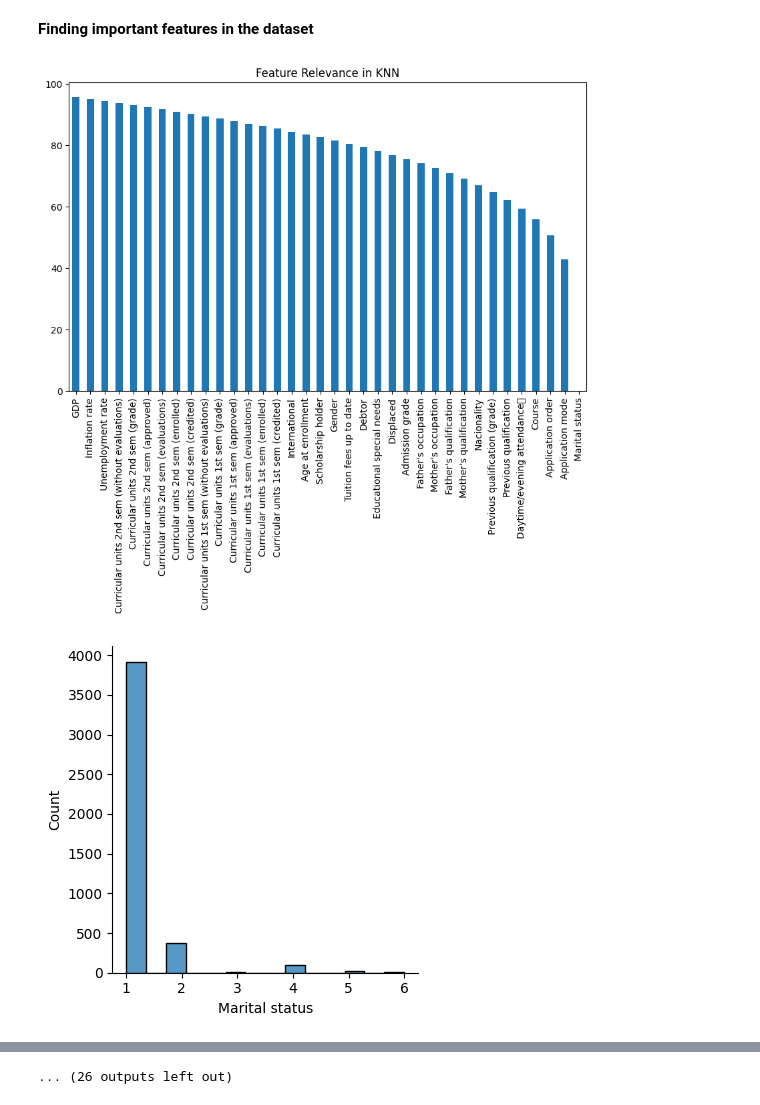
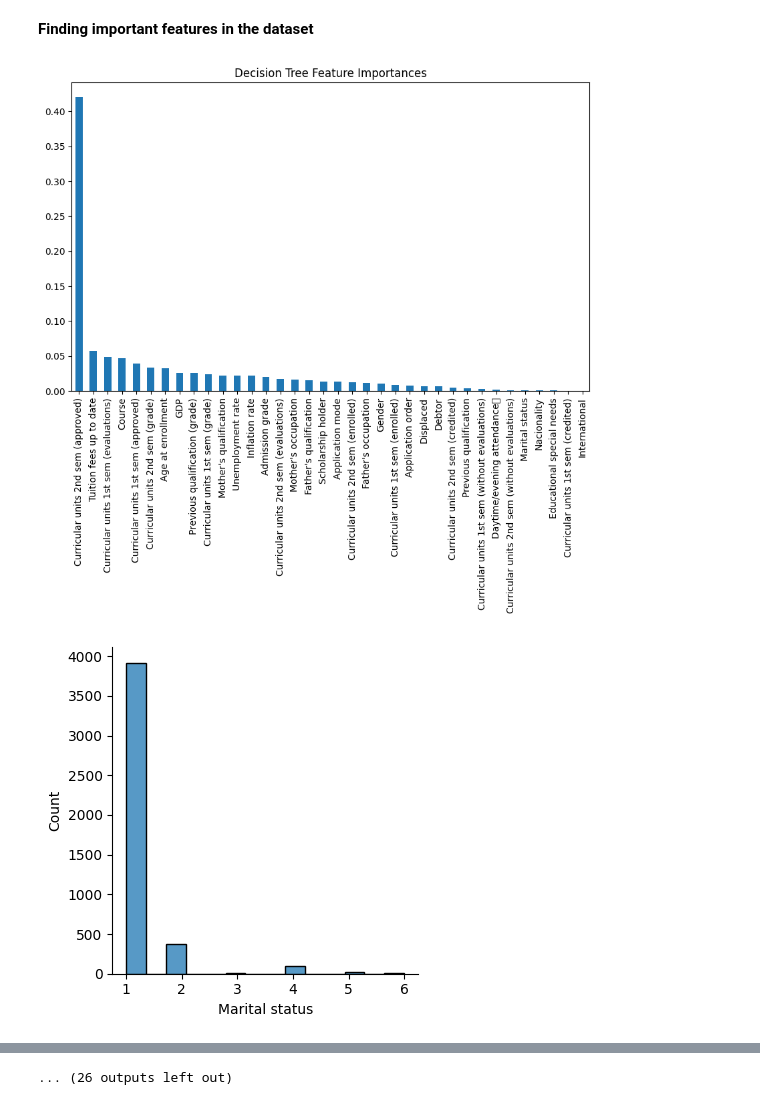
Before and after one commit to Syphonphilter/CodePlayground, a Jupyter notebook: Python-Playground/Dropout_Classification_ML_Project.ipynb, the cells around one changed output, grey strips where cells are left out. Saved outputs shown, nothing was run; the diff lists cells and outputs as text; code cells hidden in the pictures.

Commit message:
Feature Importance plotting

```diff
--- a/Python-Playground/Dropout_Classification_ML_Project.ipynb
+++ b/Python-Playground/Dropout_Classification_ML_Project.ipynb
@@ -30,7 +30,7 @@ import matplotlib.pyplot as plt
 Classifier_Random_Forest = "RandomForest"
 Classifier_KNN_Classifier = "KNN-Classifier"
 Classifier_Logistic_Regression = "Logistic-Regression"
-Classifier_Decision_Tree = "Decison-Tree"
+Classifier_Decision_Tree = "Decision-Tree"
 # %% [markdown]
 **Import CSV file in python and display data**
 # %%
@@ -84,6 +84,6 @@ integer_mapping
 {'Dropout': 0, 'Enrolled': 1, 'Graduate': 2}
 # %%
 
-SelectedClassifier = input("Select your classifier, KNN-Baseline, RandomForest, Logistic-Regression, and Decision-Tree")
+SelectedClassifier = input("Select your classifier: KNN-Classifier, RandomForest, Logistic-Regression, and Decision-Tree")
 print(SelectedClassifier)
 # %% [output]
@@ -208,6 +201,7 @@ def run_hyperparameters(x_train, y_train):
         # Fit the random search object to the data
         rand_search.fit(x_train, y_train)
     elif SelectedClassifier ==Classifier_Decision_Tree:
+        dt_classifier = DecisionTreeClassifier()
         param_grid = {
         'criterion': ['gini', 'entropy'],
         'max_depth': [None, 5, 10, 15, 20],
@@ -300,37 +274,56 @@ weighted avg       0.67      0.64      0.66       885
 # %% [markdown]
 **Finding important features in the dataset**
 # %%
-if SelectedClassifier =="KNN-Baseline":
+if SelectedClassifier ==Classifier_KNN_Classifier:
     best_knn = rand_search.best_estimator_
     best_knn.fit(x_train, y_train)
     # Get the distance matrix from each data point to its k-nearest neighbors
     distances, indices = best_knn.kneighbors(x_train)
     # Analyze the feature relevance based on distances to neighbors
     # For example, you can calculate the average distance for each feature
     feature_relevance = distances.mean(axis=0)
 
     # Create a Series to visualize the feature relevance
     feature_relevance_series = pd.Series(feature_relevance, index=x_train.columns).sort_values(ascending =False)
 
     # Plot a bar chart for feature relevance
     plt.figure(figsize=(10, 6))
     feature_relevance_series.plot.bar()
     plt.title('Feature Relevance in KNN')
     plt.show()
-elif SelectedClassifier == "RandomForest":
+elif SelectedClassifier == Classifier_Random_Forest:
     #FOR RANDOM SEARCH
+    best_rf = rand_search.best_estimator_
     # Create a series containing feature importances from the model and feature names from the training data
     feature_importances = pd.Series(best_rf.feature_importances_, index=x_train.columns).sort_values(ascending=False)
     # Plot a simple bar chart
     plt.figure(figsize=(10,6))
     feature_importances.plot.bar();
+elif SelectedClassifier == Classifier_Logistic_Regression:
+    best_lr = rand_search.best_estimator_
+    feature_coefficients = pd.Series(best_lr.coef_[0], index=x_train.columns).sort_values(ascending=False)
+    # Plot a simple bar chart
+    plt.figure(figsize=(10, 6))
+    feature_coefficients.plot.bar()
+    plt.title("Logistic Regression Feature Importances")
+    plt.show()
+
+elif SelectedClassifier == Classifier_Decision_Tree:
+    best_dt = rand_search.best_estimator_
+    feature_importances = pd.Series(best_dt.feature_importances_, index=x_train.columns).sort_values(ascending=False)
+    # Plot a simple bar chart
+    plt.figure(figsize=(10, 6))
+    feature_importances.plot.bar()
+    plt.title("Decision Tree Feature Importances")
+    plt.show()
+
 else:
     print("No Classifier selected")
 
 for i in data.columns:
   sns.displot(data=data, x=i, height=4)
 # %% [output]
-[figure, old version]
+[figure, new version]
 [figure]
 [figure]
 [figure]
```
Also changed, not shown: parts of 4 cells of this notebook, 1 other file.
